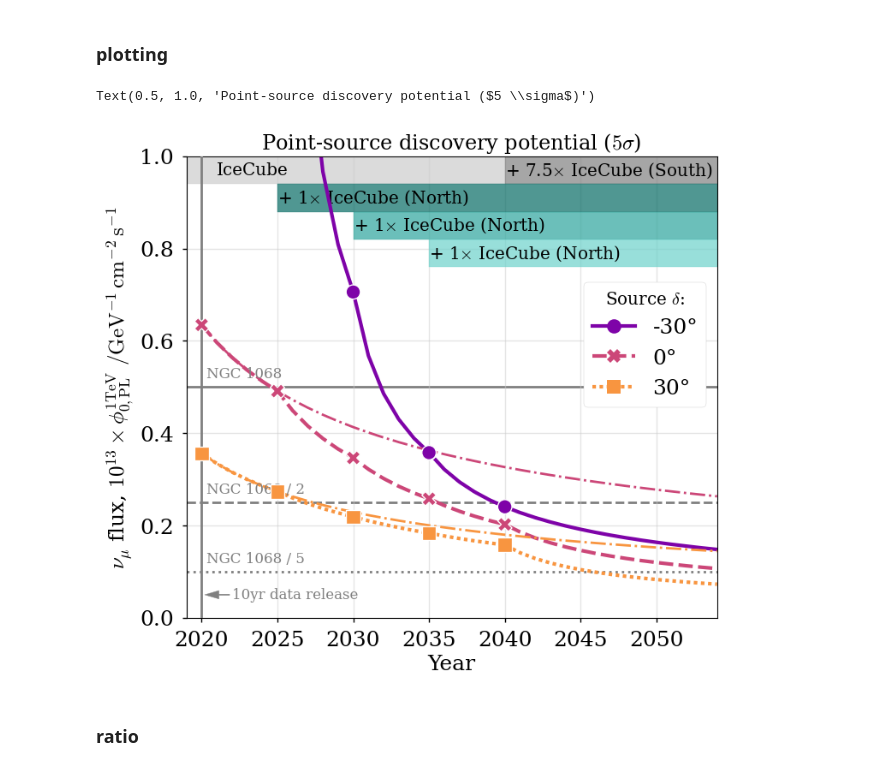
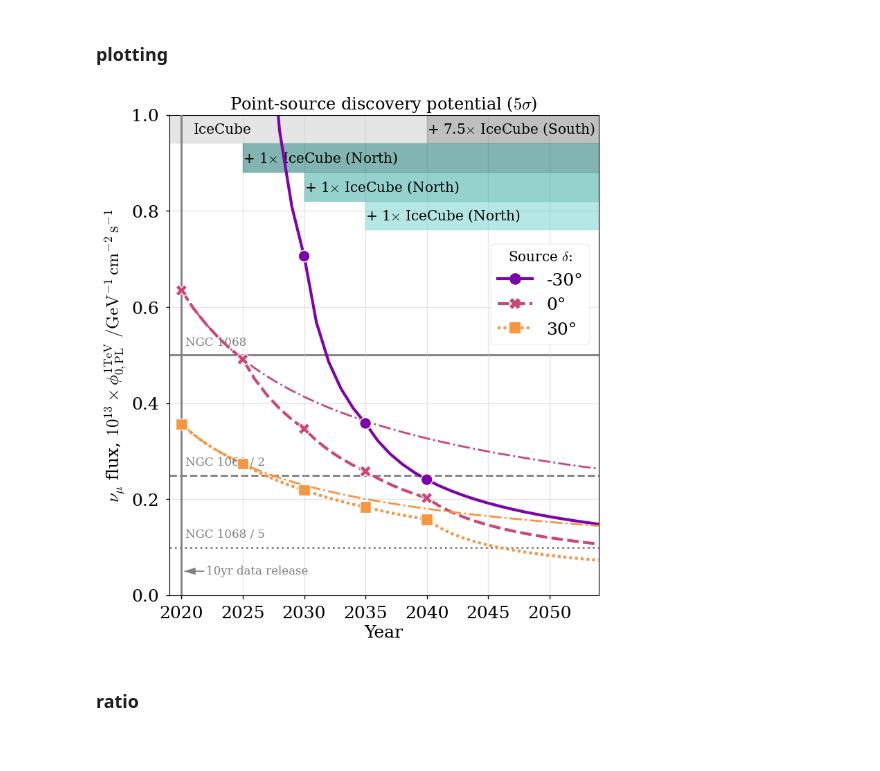
Before and after one commit to PLEnuM-group/Plenum, a Jupyter notebook: notebooks/analysis/pointsource_time_evolution.ipynb, the cells around one changed output. Saved outputs shown, nothing was run; the diff lists cells and outputs as text; code cells hidden in the pictures.

```diff
--- a/notebooks/analysis/pointsource_time_evolution.ipynb
+++ b/notebooks/analysis/pointsource_time_evolution.ipynb
@@ -519,7 +519,7 @@ flux["scaled_flux"] = flux.dp_flux * 1E13
 # %%
 flux.to_csv(join(LOCALPATH, "point-source_discovery_time-evolution.csv"))
 # %%
-f, ax = plt.subplots(figsize=(8, 7))
+f, ax = plt.subplots(figsize=(8, 9))
 # f, ax = plt.subplots(figsize=(6, 5))
 
 edge = 1
@@ -541,13 +541,20 @@ ax.annotate(
 )
 
 for yr_i, series in start_dates.iterrows():
-    if "extrapolated" in yr_i: continue
+    if "extrapolated" in yr_i:
+        continue
     if not "Gen" in yr_i:
         edge -= width
     length = 50 if not yr_i == "IceCube" else series.end - series.Year
+    # plot colored time-line patch on top
     ax.add_patch(
         Rectangle(
-            (series.Year, edge), length, width, color=series.colors, zorder=1, alpha=0.7
+            (series.Year, edge),
+            length,
+            width,
+            color=series.colors,
+            zorder=1,
+            alpha=0.5,
         )
     )
     ax.text(
@@ -583,7 +590,8 @@ ax = sns.lineplot(
     hue="dec_label",
     hue_order=["-30°", "0°", "30°"],
     units="dec",
-    lw=2, ls="-.",
+    lw=2,
+    ls="-.",
     legend=False,
     palette="plasma",
 )
@@ -625,37 +633,36 @@ ax = sns.lineplot(
 legend = ax.legend(
     bbox_to_anchor=(1.0, 0.75),
     framealpha=1,
     loc=1,
     title="Source $\delta$:",
 )
 plt.setp(legend.get_title(), fontsize="x-large")
 for line in legend.get_lines():
     line.set_linewidth(3)
     line.set_markersize(12)
 
 ax.set_xlim(2019, yr_max - 1)
 ax.set_ylabel(
     r"$\nu_\mu$ flux, $10^{13} \times \phi_{0, \rm PL}^{1\rm TeV} ~ / \rm GeV^{-1} \, cm^{-2} \, s^{-1}$",
 )
 
 for ii, _ls in zip([1, 2, 5], ["-", "--", ":"]):
     ax.axhline(st.PHI_NGC * 1e13 / ii, ls=_ls, lw=2, color=font_color, zorder=0)
     ax.text(
         x=2020 + 0.3,
         y=0.02 + st.PHI_NGC * 1e13 / ii,
         s="NGC 1068" if ii == 1 else f"NGC 1068 / {ii}",
         color=font_color,
         fontsize="large",
     )
 
 ax.grid(alpha=0.5)
-
+# ax.set_yscale("symlog", linthresh=0.1)
 ax.set_title("Point-source discovery potential ($5 \sigma$)", fontsize="xx-large")
 # f.tight_layout()
-# f.savefig("../../plots/ngc_paper/time_evolution_significance_ps.pdf")
+f.savefig("../../plots/ngc_paper/time_evolution_significance_ps.pdf")
 # %% [output]
-Text(0.5, 1.0, 'Point-source discovery potential ($5 \\sigma$)')
-[figure, old version]
+[figure, new version]
 # %% [markdown]
 ### ratio
 # %%
```
Also changed, not shown: parts of 4 cells of this notebook, 4 other files.
